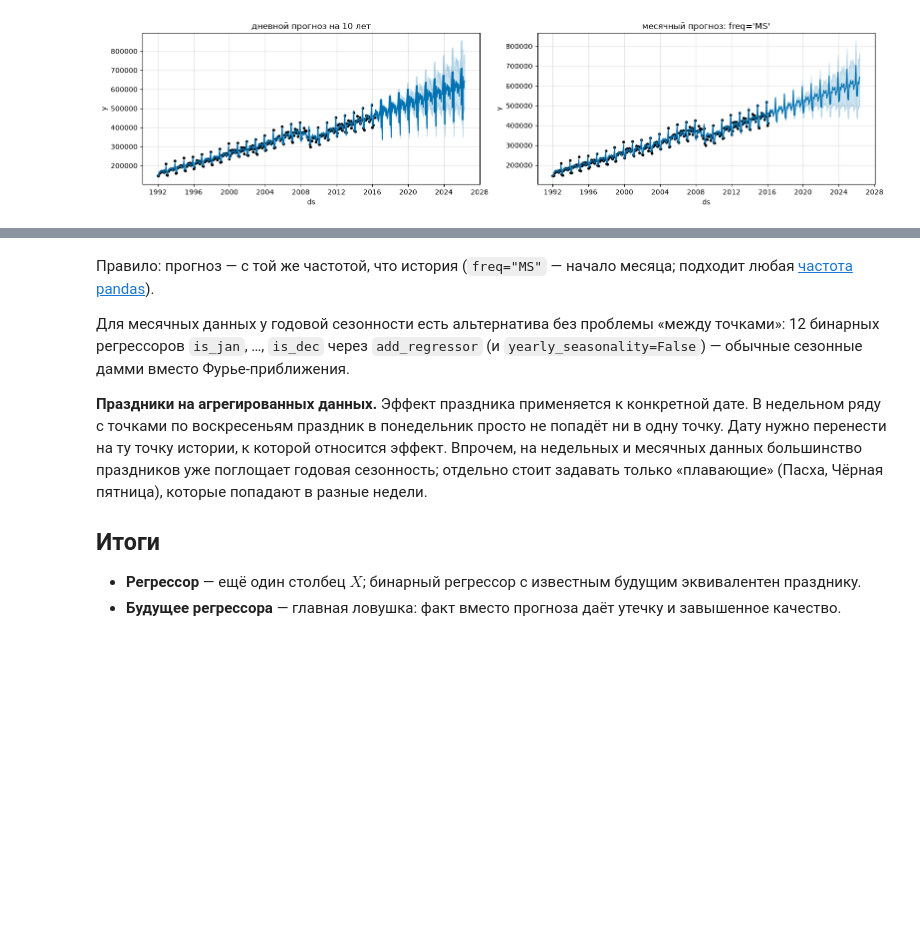
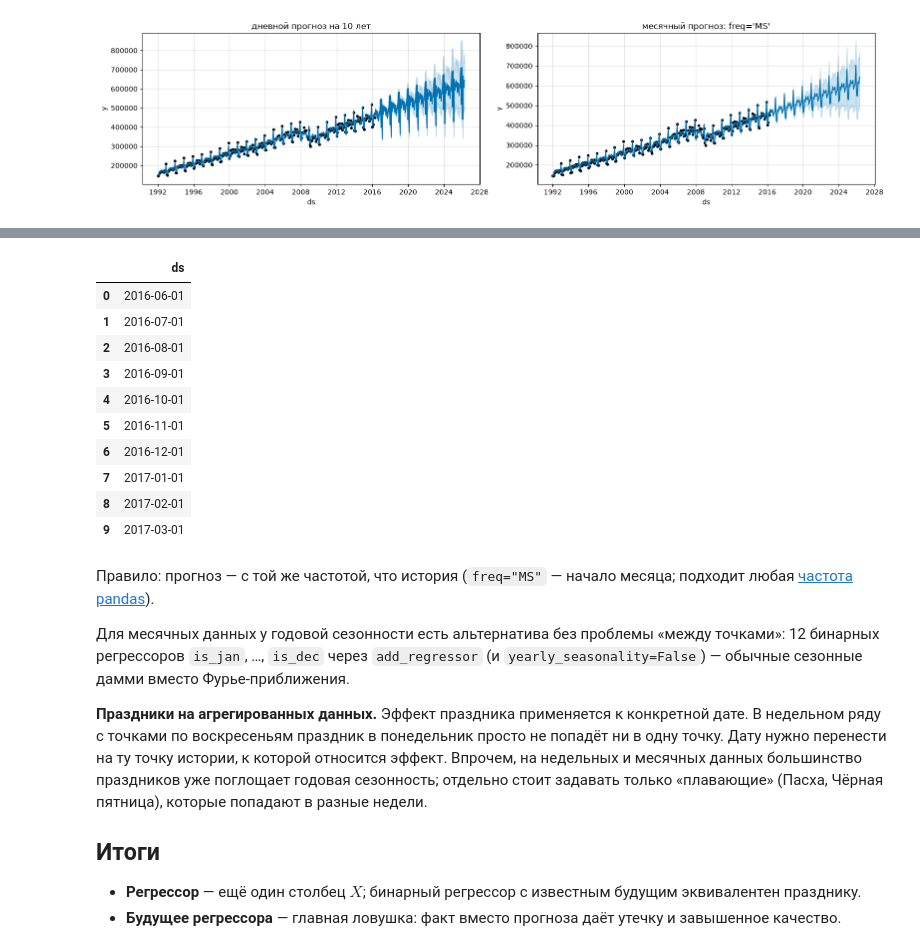
Before and after one commit to alex-hse-repository/time-series-cu-2026, a Jupyter notebook: week_8/part_1/Prophet 3. Внешняя информация и неудобные данные.ipynb, the cells around one changed output, grey strips where cells are left out. Drawn from its saved outputs; the diff is of its cells as text; code cells hidden in the pictures; blank space fills up the shorter version.

```diff
--- a/week_8/part_1/Prophet 3. Внешняя информация и неудобные данные.ipynb
+++ b/week_8/part_1/Prophet 3. Внешняя информация и неудобные данные.ipynb
@@ -390,3 +404,17 @@ plt.tight_layout()
+# %%
+m.make_future_dataframe(periods=10, freq="MS", include_history=False)
+# %% [output]
+|  | ds |
+| 0 | 2016-06-01 |
+| 1 | 2016-07-01 |
+| 2 | 2016-08-01 |
+| 3 | 2016-09-01 |
+| 4 | 2016-10-01 |
+| 5 | 2016-11-01 |
+| 6 | 2016-12-01 |
+| 7 | 2017-01-01 |
+| 8 | 2017-02-01 |
+| 9 | 2017-03-01 |
 # %% [markdown]
 Правило: прогноз — с той же частотой, что история (`freq="MS"` — начало месяца; подходит любая [частота pandas](https://pandas.pydata.org/docs/user_guide/timeseries.html#offset-aliases)).
 
```
Also changed, not shown: parts of 5 cells of this notebook, 4 other files.
